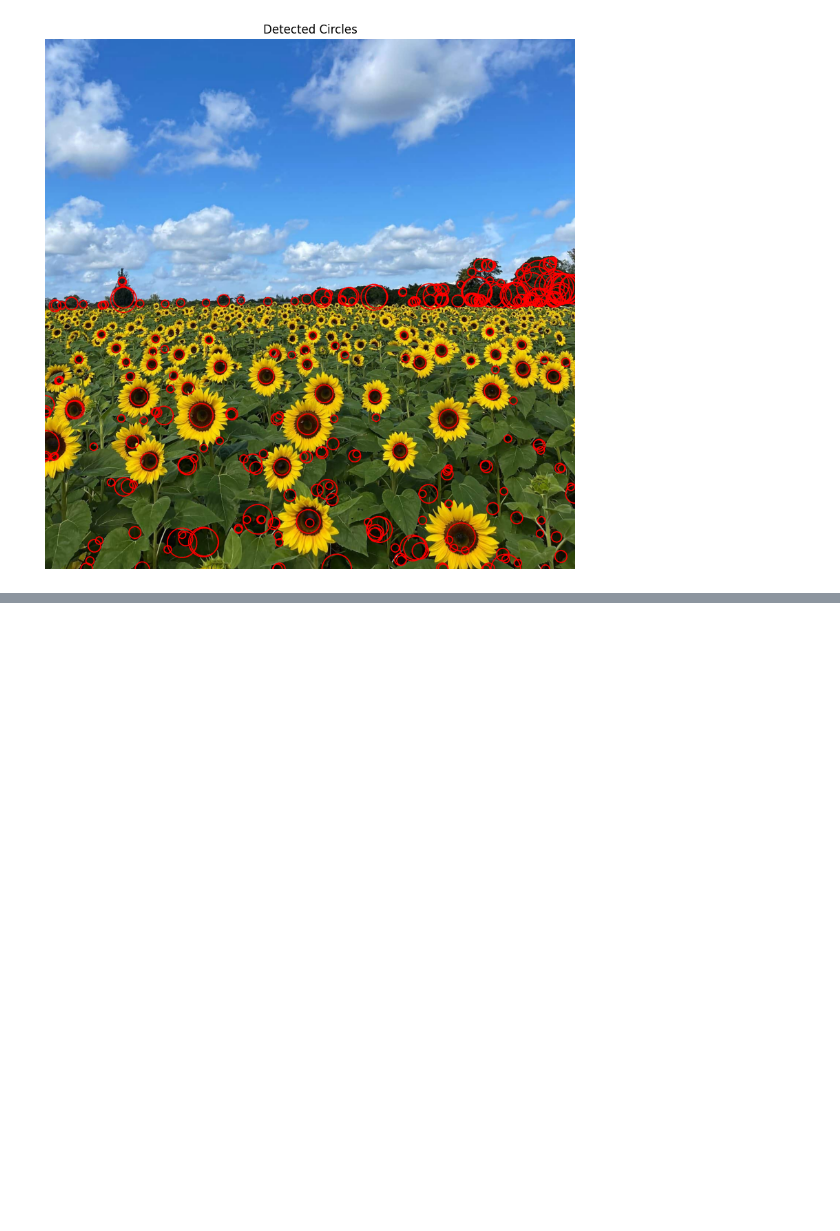
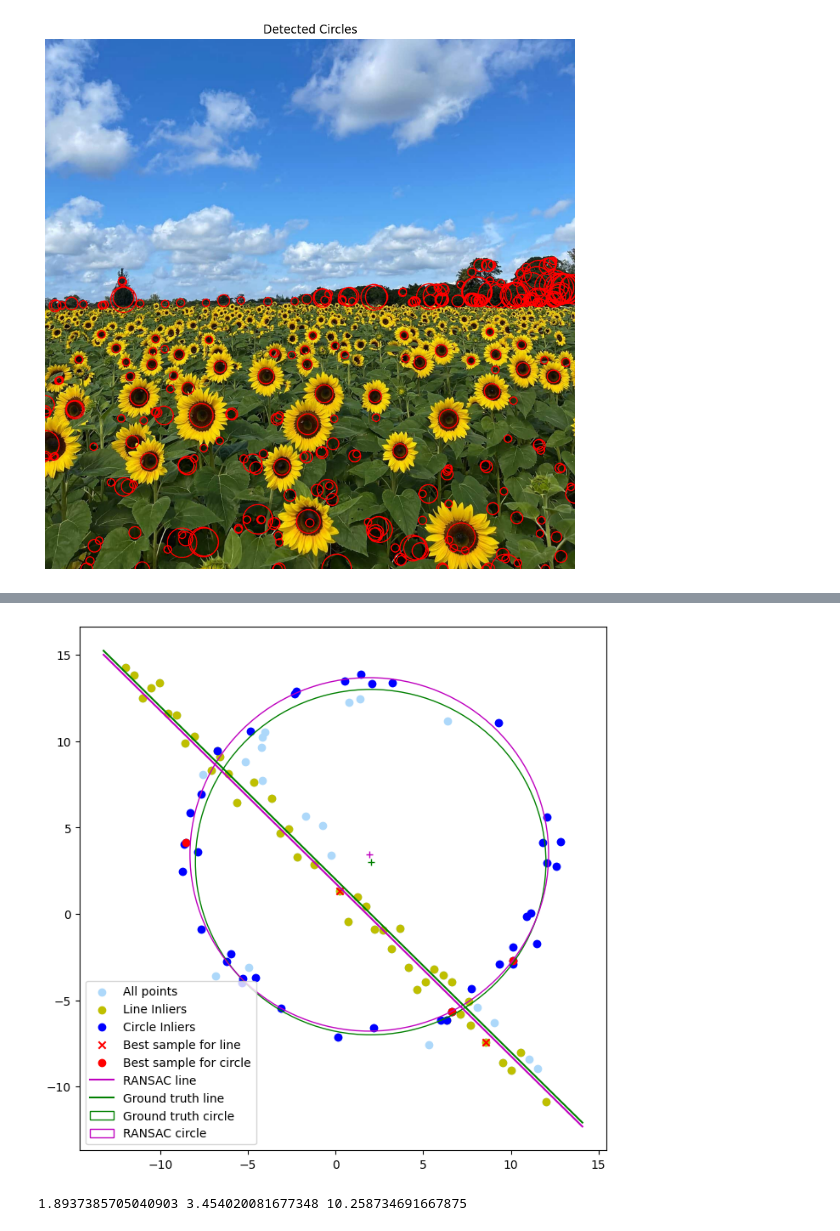
Before and after one commit to Chamod-Kavinda/Image-Processing-and-Machine-Vision, a Jupyter notebook: Assignment_02/Assignment_02.ipynb, the cells around one changed output, grey strips where cells are left out. Drawn from its saved outputs; the diff is of its cells as text; code cells hidden in the pictures; blank space fills up the shorter version.

```diff
--- a/Assignment_02/Assignment_02.ipynb
+++ b/Assignment_02/Assignment_02.ipynb
@@ -220,0 +221,72 @@ Best line model [0.71497374 0.69915131 1.31656493]
+# %%
+remaining_points=X
+if best_inliers_line is not None:
+    remaining_points= remaining_points[best_inliers_line, :]
+
+def circle_consensus(data, model,t):
+    center_x, center_y, radius = model
+    distances = np.sqrt((data[:, 0] - center_x)**2 + (data[:, 1] - center_y)**2)
+    inliers = np.abs(distances - radius) < t
+    return inliers
+
+def circle_tls(x, indices, remaining_points):
+    x_center, y_center, r = x[0], x[1], x[2]
+    # Calculate the squared differences between the distances and the circle's radius
+    squared_errors = np.sqrt((remaining_points[indices, 0] - x_center)**2 + (remaining_points[indices, 1] - y_center)**2 )
+    # Return the sum of squared errors
+    return np.sum(np.abs(squared_errors-r))
+
+distance_treshold=0.8
+con_c={'type': 'ineq', 'fun': lambda x: x[2] - distance_treshold}
+
+def ransac_circle(X, t, iter, in_t):
+    n = X.shape[0]
+    best_error = np.inf
+    best_sample_circle = []
+    res_only_with_sample = []
+    best_inliers_circle = []
+
+    for i in range(iter):
+        indices = np.random.choice(n, 3, replace=False)
+        x0 = [1, 1, 1]
+        res = minimize(fun=circle_tls, args=(indices,X), x0=x0, tol=1e-6, constraints=con_c, options={'disp': True})
+        inliers = circle_consensus(X, res.x, t)
+        n_inliers = np.sum(inliers)
+        if n_inliers > in_t:
+            x0 = res.x
+            res = minimize(fun=circle_tls, args=(inliers,X), x0=x0, tol=1e-6, constraints=con_c, options={'disp': True})
+            if res.fun < best_error:
+                best_error = res.fun
+                best_inliers_circle = inliers
+                best_x_center, best_y_center, best_r = res.x
+                best_sample_circle = indices
+                print(indices)
+                res_only_with_sample = x0
+
+    return best_x_center, best_y_center, best_r, best_inliers_circle, best_sample_circle, res_only_with_sample
+
+best_x_center, best_y_center, best_r, best_inliers_circle, best_sample_circle, res_only_with_sample = ransac_circle(X_circ, distance_treshold, 200, 0.9 * remaining_points.shape[0])
+
+fig, ax = plt.subplots(1, 1, figsize=(8, 8))
+light_blue = (173/255, 216/255, 250/255)
+ax.scatter(X[:, 0], X[:, 1], color=light_blue, label='All points')
+ax.scatter(X_[best_inliers_line,0],X_[best_inliers_line,1], color='y', label='Line Inliers')
+ax.scatter(X_circ[best_inliers_circle, 0], X_circ[best_inliers_circle, 1], color='b', label='Circle Inliers')
+ax.scatter(best_sample_line[:,0],best_sample_line[:,1], marker='x', color='r', label='Best sample for line')
+ax.scatter(X_circ[best_sample_circle, 0], X_circ[best_sample_circle, 1], color='r', label='Best sample for circle')
+x_min, x_max = ax.get_xlim()
+x_ = np.array([x_min, x_max])
+y_ = m * x_ + b
+y_est = (-best_model_line[1]*x_ + best_model_line[2])/best_model_line[1]
+plt.plot(x_, y_est, color='m', label='RANSAC line')
+plt.plot(x_, y_, color='g', label='Ground truth line')
+circle_gt = plt.Circle((x0_gt, y0_gt), r, color='g', fill=False, label='Ground truth circle')
+ax.add_patch(circle_gt)
+ax.plot(x0_gt, y0_gt, '+', color='g')
+# Estimated circle
+circle_est = plt.Circle((best_x_center, best_y_center), best_r, color='m', fill=False, label='RANSAC circle')
+ax.add_patch(circle_est)
+ax.plot(best_x_center, best_y_center, '+', color='m')
+plt.legend()
+plt.show()
+# %% [output]
@@ -220,0 +310,5 @@ Best line model [0.71497374 0.69915131 1.31656493]
+[figure, added]
+# %%
+print(best_x_center, best_y_center, best_r)
+# %% [output]
+1.8937385705040903 3.454020081677348 10.258734691667875
```
Also changed, not shown: parts of 3 cells of this notebook.
